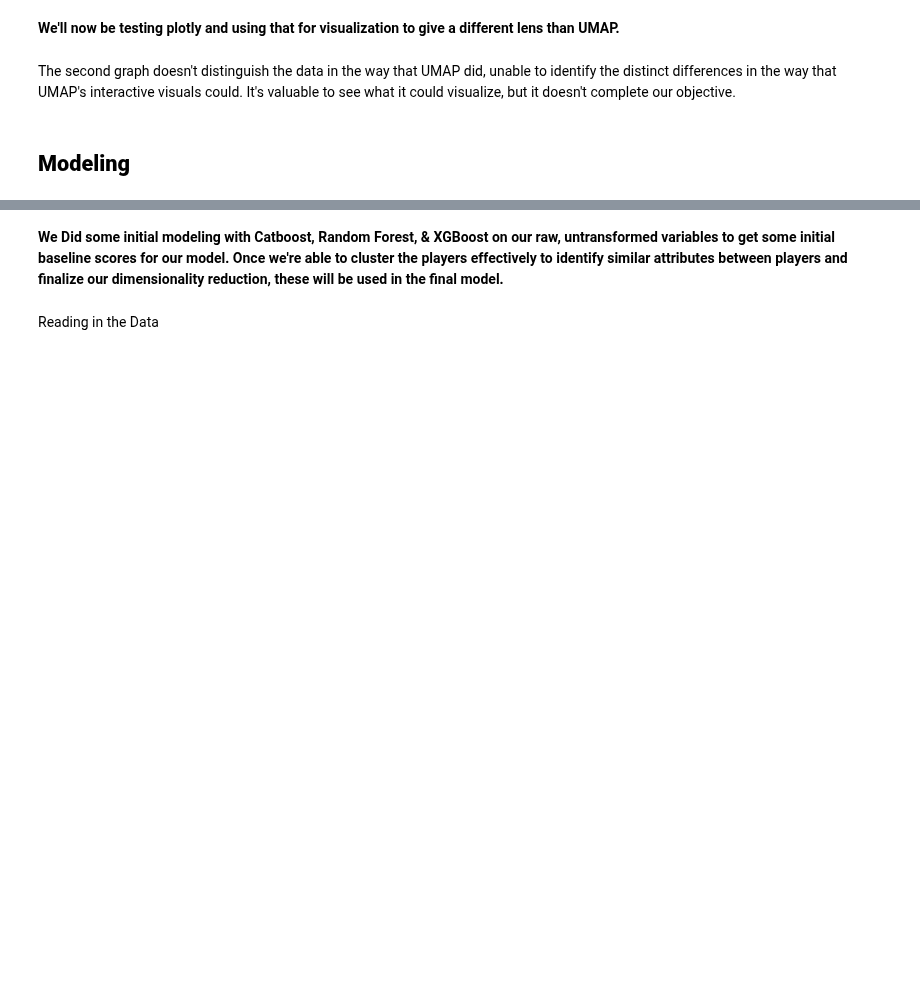
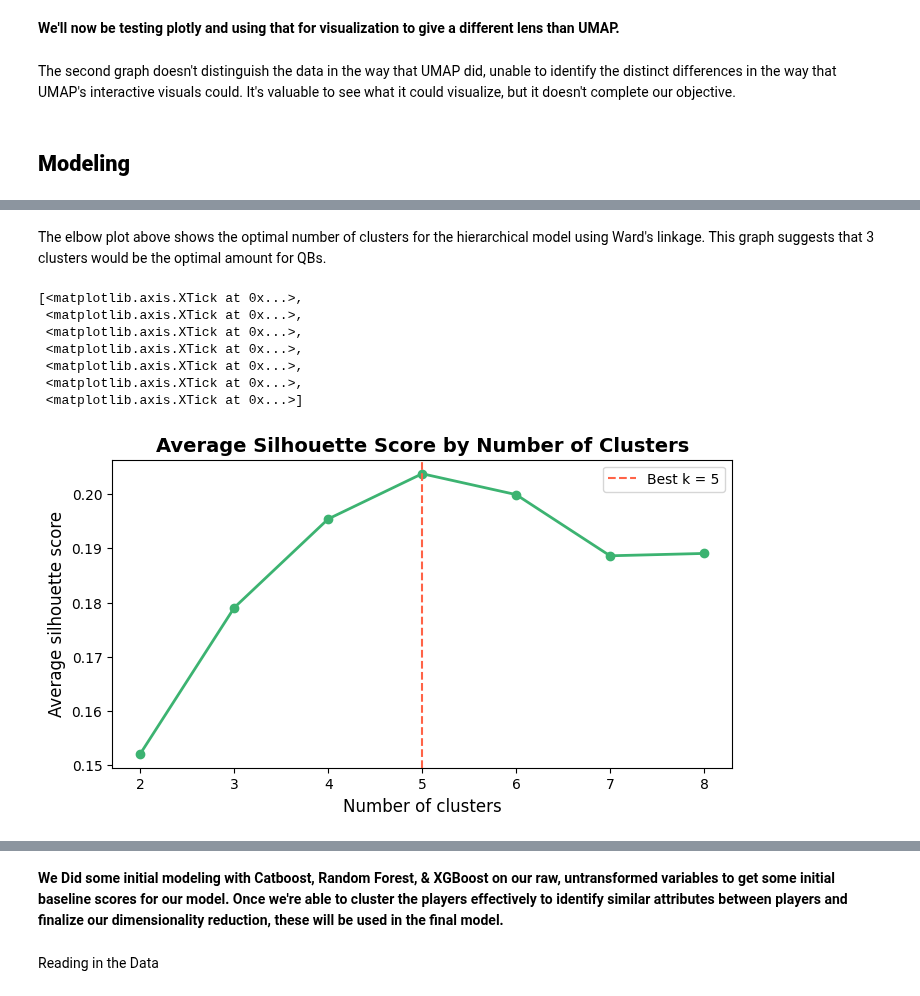
Before and after one commit to SU-IST707-SP26/group-project-big-brains-and-nathan, a Jupyter notebook: checkpoint/submission.ipynb, the cells around one changed output, grey strips where cells are left out. Drawn from its saved outputs; the diff is of its cells as text; code cells hidden in the pictures; blank space fills up the shorter version.

```diff
--- a/checkpoint/submission.ipynb
+++ b/checkpoint/submission.ipynb
@@ -568,0 +624,32 @@ The second graph doesn't distinguish the data in the way that UMAP did, unable t
+# %% [markdown]
+The elbow plot above shows the optimal number of clusters for the hierarchical model using Ward's linkage. This graph suggests that 3 clusters would be the optimal amount for QBs.
+# %%
+# ── 2. Per-k Metrics ───────────────────────────────────────────────────────────
+avg_silhouette, db_scores, all_sil_samples, all_labels = [], [], {}, {}
+
+for k in CLUSTER_RANGE:
+    labels = fcluster(LINKAGE_MATRIX, k, criterion='maxclust')
+    avg_silhouette.append(silhouette_score(X_scaled, labels))
+    db_scores.append(davies_bouldin_score(X_scaled, labels))
+    all_sil_samples[k] = silhouette_samples(X_scaled, labels)
+    all_labels[k] = labels
+
+# ── 3. Average Silhouette Score Plot ──────────────────────────────────────────
+fig_sil, ax = plt.subplots(figsize=(8, 4))
+ax.plot(list(CLUSTER_RANGE), avg_silhouette, marker='o', linewidth=2, color='mediumseagreen')
+best_k = list(CLUSTER_RANGE)[np.argmax(avg_silhouette)]
+ax.axvline(best_k, color='tomato', linestyle='--', label=f'Best k = {best_k}')
+ax.set_xlabel('Number of clusters', fontsize=12)
+ax.set_ylabel('Average silhouette score', fontsize=12)
+ax.set_title('Average Silhouette Score by Number of Clusters', fontsize=14, fontweight='bold')
+ax.legend()
+ax.set_xticks(list(CLUSTER_RANGE))
+# %% [output]
+[<matplotlib.axis.XTick at 0x...>,
+ <matplotlib.axis.XTick at 0x...>,
+ <matplotlib.axis.XTick at 0x...>,
+ <matplotlib.axis.XTick at 0x...>,
+ <matplotlib.axis.XTick at 0x...>,
+ <matplotlib.axis.XTick at 0x...>,
+ <matplotlib.axis.XTick at 0x...>]
+[figure, added]
```
Also changed, not shown: parts of 6 cells of this notebook.
